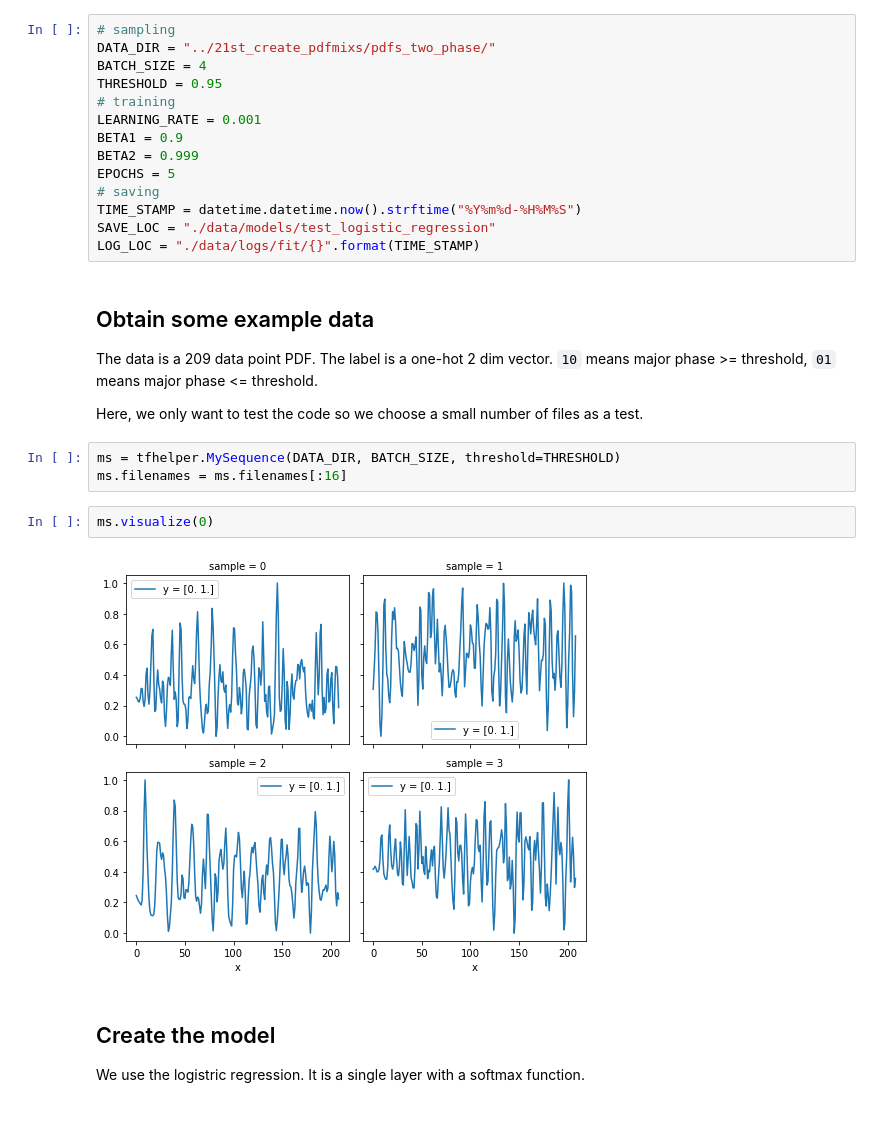
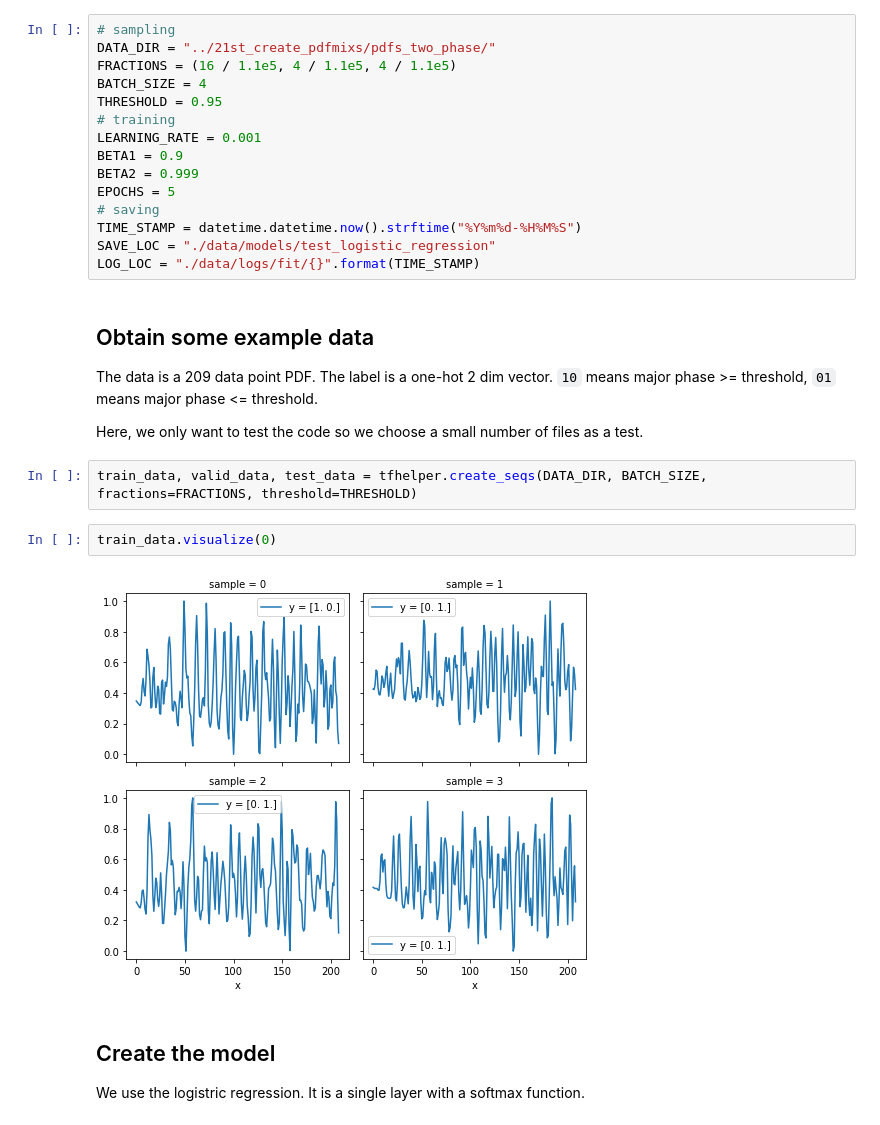
Before and after one commit to st3107/tfhelper, a Jupyter notebook: 01_test_logistic_regression.ipynb, the cells around one changed output. Drawn from its saved outputs; the diff is of its cells as text.

```diff
--- a/01_test_logistic_regression.ipynb
+++ b/01_test_logistic_regression.ipynb
@@ -22,6 +24,7 @@ import tfhelper.core as tfhelper
 # %%
 # sampling
 DATA_DIR = "../21st_create_pdfmixs/pdfs_two_phase/"
+FRACTIONS = (16 / 1.1e5, 4 / 1.1e5, 4 / 1.1e5)
 BATCH_SIZE = 4
 THRESHOLD = 0.95
 # training
@@ -40,12 +43,11 @@ The data is a 209 data point PDF. The label is a one-hot 2 dim vector. `10` mean
 
 Here, we only want to test the code so we choose a small number of files as a test.
 # %%
-ms = tfhelper.MySequence(DATA_DIR, BATCH_SIZE, threshold=THRESHOLD)
-ms.filenames = ms.filenames[:16]
+train_data, valid_data, test_data = tfhelper.create_seqs(DATA_DIR, BATCH_SIZE, fractions=FRACTIONS, threshold=THRESHOLD)
 # %%
-ms.visualize(0)
+train_data.visualize(0)
 # %% [output]
-[figure, old version]
+[figure, new version]
 # %% [markdown]
 ## Create the model
 
```
Also changed, not shown: parts of 9 cells of this notebook, 10 other files.
